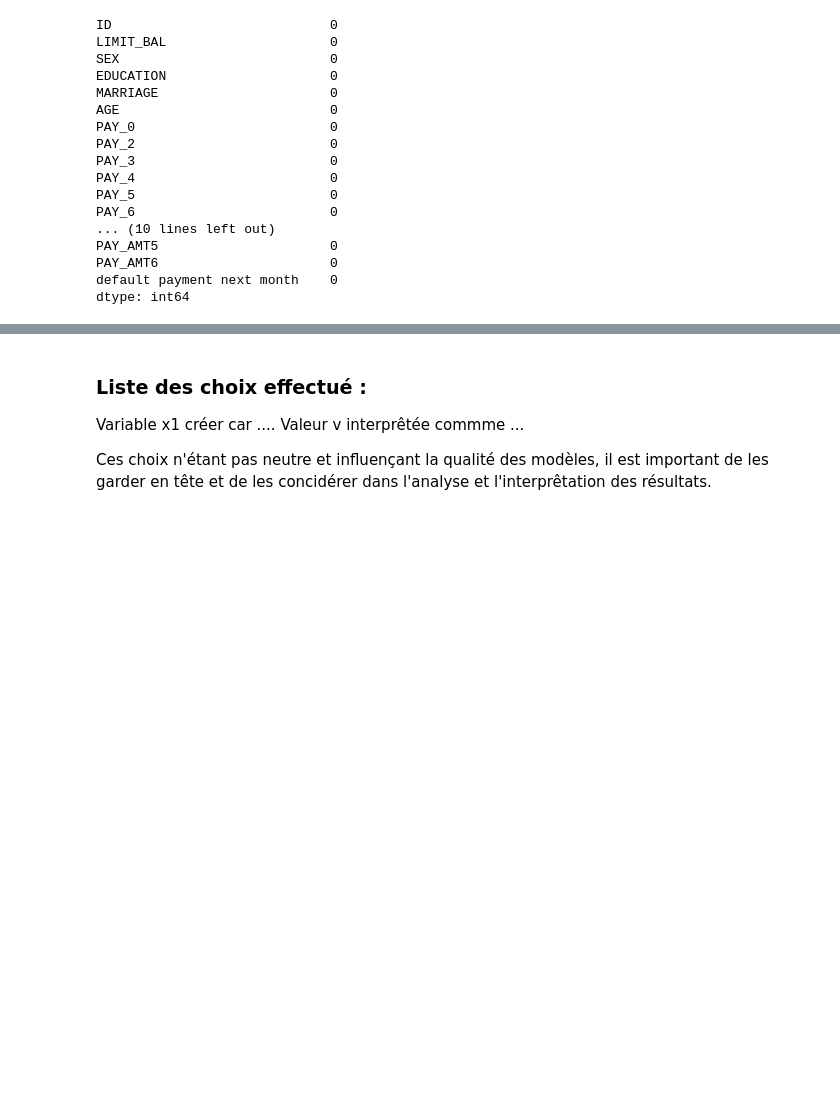
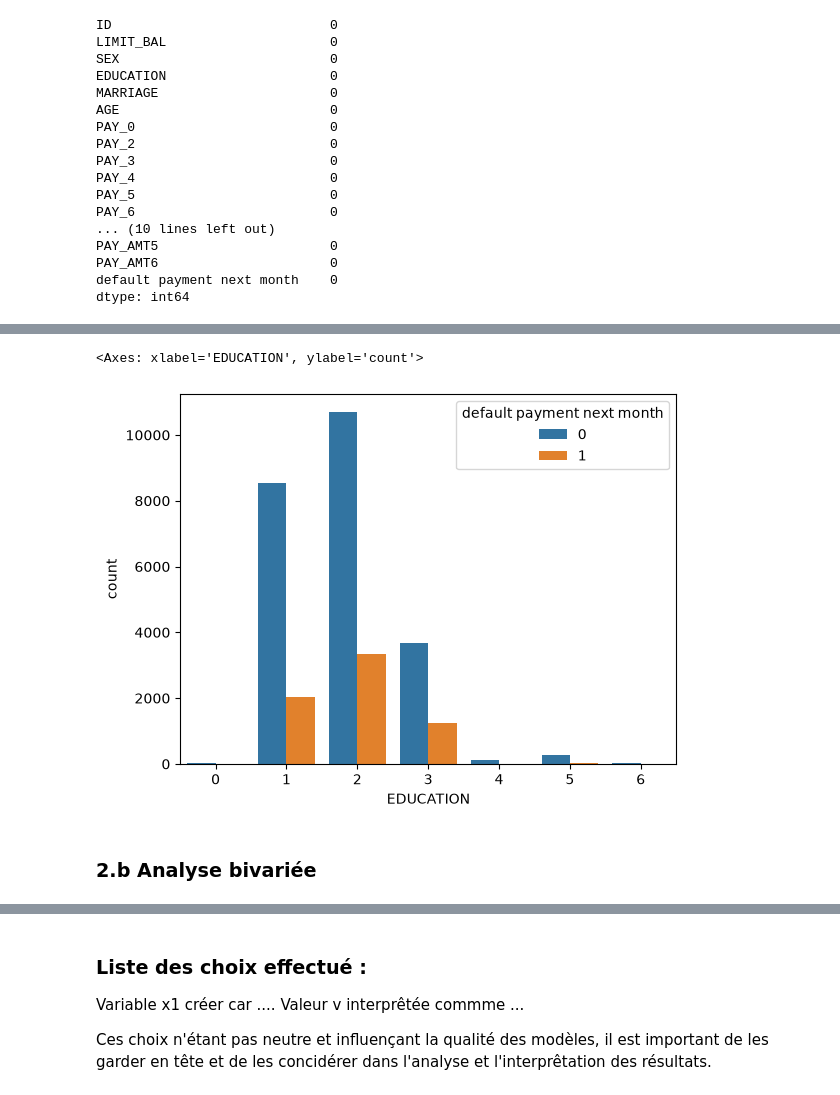
Before and after one commit to Kornog-XLR/credit_risk, a Jupyter notebook: src/credit_risk/exploration.ipynb, the cells around one changed output, grey strips where cells are left out. Cells and saved outputs as stored; diff of their text form; code cells hidden in the pictures; blank space fills up the shorter version.

```diff
--- a/src/credit_risk/exploration.ipynb
+++ b/src/credit_risk/exploration.ipynb
@@ -143,0 +214,7 @@ Le dataset comporte **30 000 individus** et **23 variables explicatives** (+ col
+# %%
+sns.countplot(data=raw_data, x="EDUCATION", hue="default payment next month")
+# %% [output]
+<Axes: xlabel='EDUCATION', ylabel='count'>
+[figure, added]
+# %% [markdown]
+### 2.b Analyse bivariée
```
Also changed, not shown: parts of 18 cells of this notebook, 6 other files.
